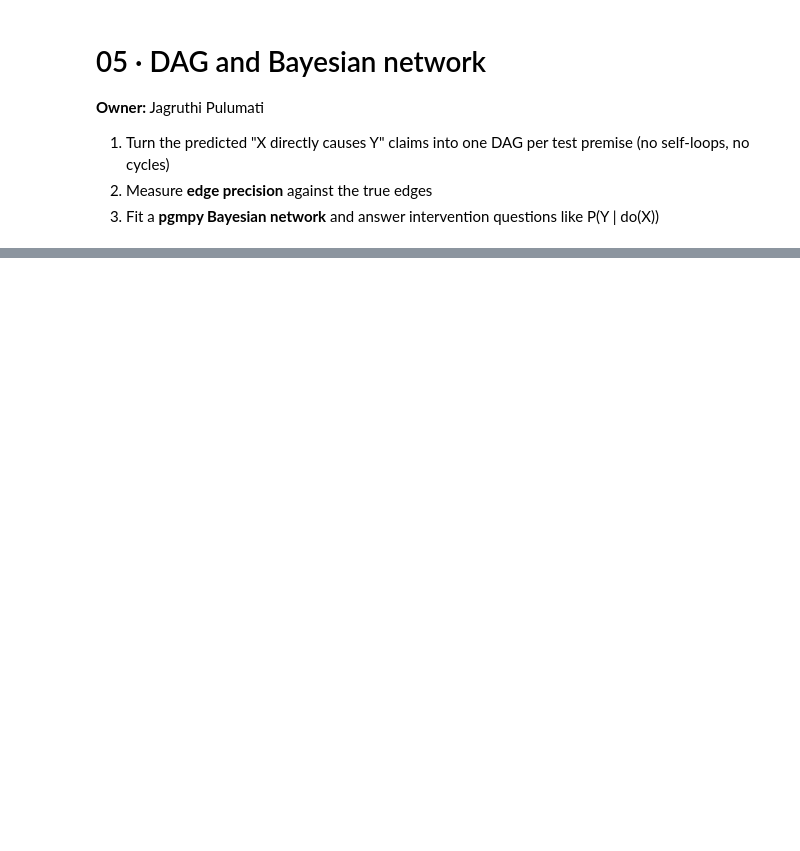
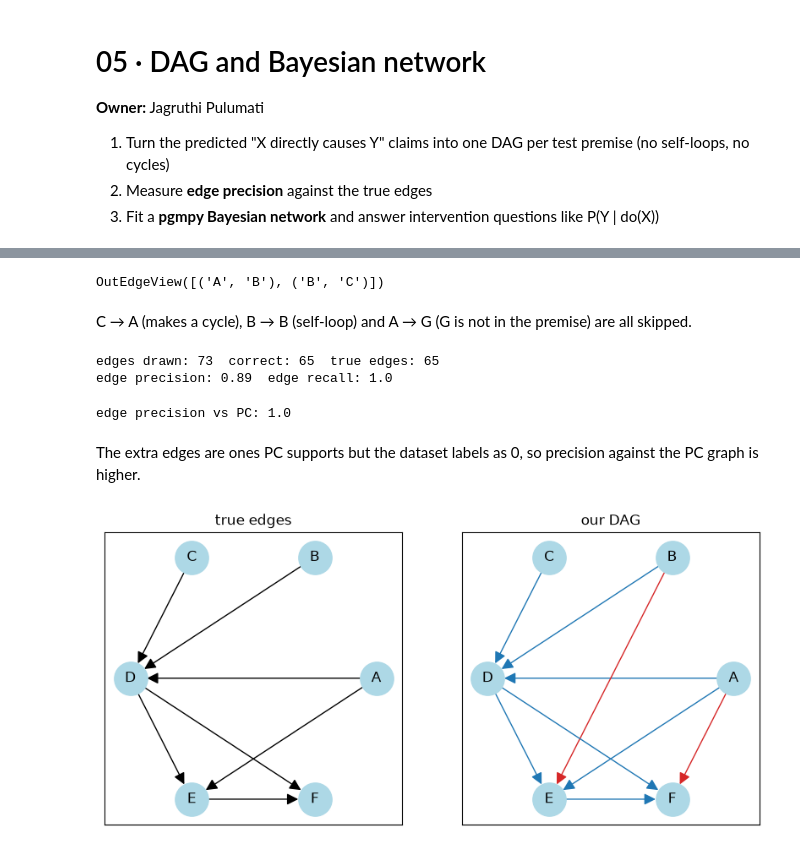
Before and after one commit to Jag2007/AI_ML_Project, a Jupyter notebook: notebooks/05_dag_bayesian_network.ipynb, the cells around one changed output, grey strips where cells are left out. Saved outputs shown, nothing was run; the diff lists cells and outputs as text; code cells hidden in the pictures; blank space fills up the shorter version.

Commit message:
simplify dag notebook and update readme

```diff
--- a/notebooks/05_dag_bayesian_network.ipynb
+++ b/notebooks/05_dag_bayesian_network.ipynb
@@ -245,0 +20,6 @@ edge extraction leads directly to better causal answers.
+# %%
+# ─── LOAD DATA ─────
+predictions = pd.read_csv("../data/processed/test_predictions.csv")
+graphs = pd.read_csv("../data/processed/premise_graphs.csv").fillna("")
+graphs = graphs[graphs["split"] == "test"]
+predictions.head()
@@ -245,0 +33,6 @@ edge extraction leads directly to better causal answers.
+# %%
+# ─── STEP 1: CANDIDATE EDGES ─────
+# every "X directly causes Y" claim predicted as valid becomes an edge X -> Y
+direct = predictions[predictions["relation"] == "direct_cause"]
+edges = direct[direct["pred"] == 1].sort_values("proba", ascending=False)   # most confident first
+print(len(direct), "direct-cause claims,", len(edges), "predicted valid")
@@ -245,0 +61,53 @@ edge extraction leads directly to better causal answers.
+# %%
+# check the rules with some bad edges
+bad = pd.DataFrame({"x": ["A", "B", "C", "B", "A"], "y": ["B", "C", "A", "B", "G"]})
+bad_dag = build_dag(["A", "B", "C"], bad)
+bad_dag.edges
+# %% [output]
+OutEdgeView([('A', 'B'), ('B', 'C')])
+# %% [markdown]
+C → A (makes a cycle), B → B (self-loop) and A → G (G is not in the premise) are all skipped.
+# %%
+# ─── STEP 3: EDGE PRECISION ─────
+# the true edges are the "directly causes" claims with label 1
+edges["kept"] = edges.apply(lambda r: dags[r["premise_id"]].has_edge(r["x"], r["y"]), axis=1)
+kept = edges[edges["kept"]]
+
+edge_precision = kept["label"].mean()
+edge_recall = kept["label"].sum() / direct["label"].sum()
+print("edges drawn:", len(kept), " correct:", kept["label"].sum(), " true edges:", direct["label"].sum())
+print("edge precision:", round(edge_precision, 3), " edge recall:", round(edge_recall, 3))
+# %% [output]
+edges drawn: 73  correct: 65  true edges: 65
+edge precision: 0.89  edge recall: 1.0
+# %%
+# the same against the PC graph from notebook 02
+pc_edges = graphs.set_index("premise_id")["directed_edges"]
+kept_in_pc = kept.apply(lambda r: f"{r['x']}->{r['y']}" in pc_edges[r["premise_id"]], axis=1)
+print("edge precision vs PC:", round(kept_in_pc.mean(), 3))
+# %% [output]
+edge precision vs PC: 1.0
+# %% [markdown]
+The extra edges are ones PC supports but the dataset labels as 0, so precision against the PC graph is higher.
+# %%
+# one predicted DAG next to the true edges (red = an edge we drew that is not true)
+wrong_edges = kept[kept["label"] == 0]
+premise_id = wrong_edges["premise_id"].iloc[0]
+true_edges = direct[(direct["premise_id"] == premise_id) & (direct["label"] == 1)]
+
+our_dag = dags[premise_id]
+true_dag = nx.DiGraph()
+true_dag.add_nodes_from(our_dag.nodes)
+true_dag.add_edges_from(zip(true_edges["x"], true_edges["y"]))
+
+pos = nx.circular_layout(sorted(our_dag.nodes))
+colors = ["tab:blue" if true_dag.has_edge(x, y) else "tab:red" for x, y in our_dag.edges]
+
+fig, axes = plt.subplots(1, 2, figsize=(10, 4.5))
+nx.draw_networkx(true_dag, pos, ax=axes[0], node_color="lightblue", node_size=800, arrowsize=20)
+axes[0].set_title("true edges")
+nx.draw_networkx(our_dag, pos, ax=axes[1], node_color="lightblue", node_size=800, arrowsize=20, edge_color=colors)
+axes[1].set_title("our DAG")
+plt.show()
+# %% [output]
+[figure, added]
```
Also changed, not shown: parts of 32 cells of this notebook, 2 other files.
